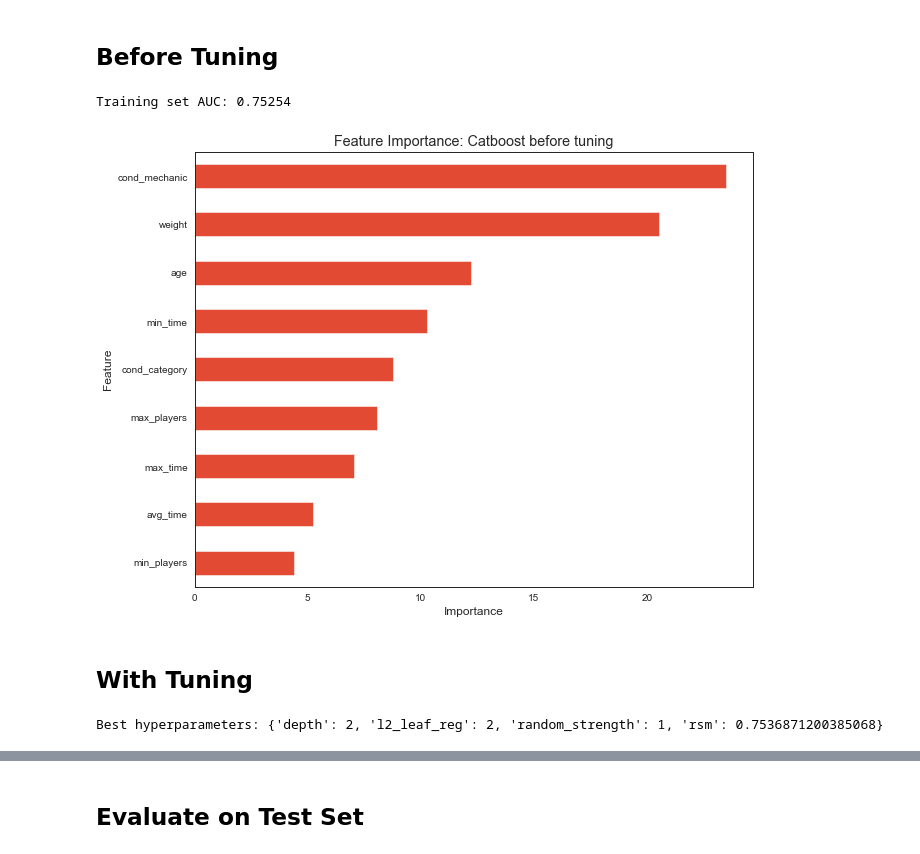
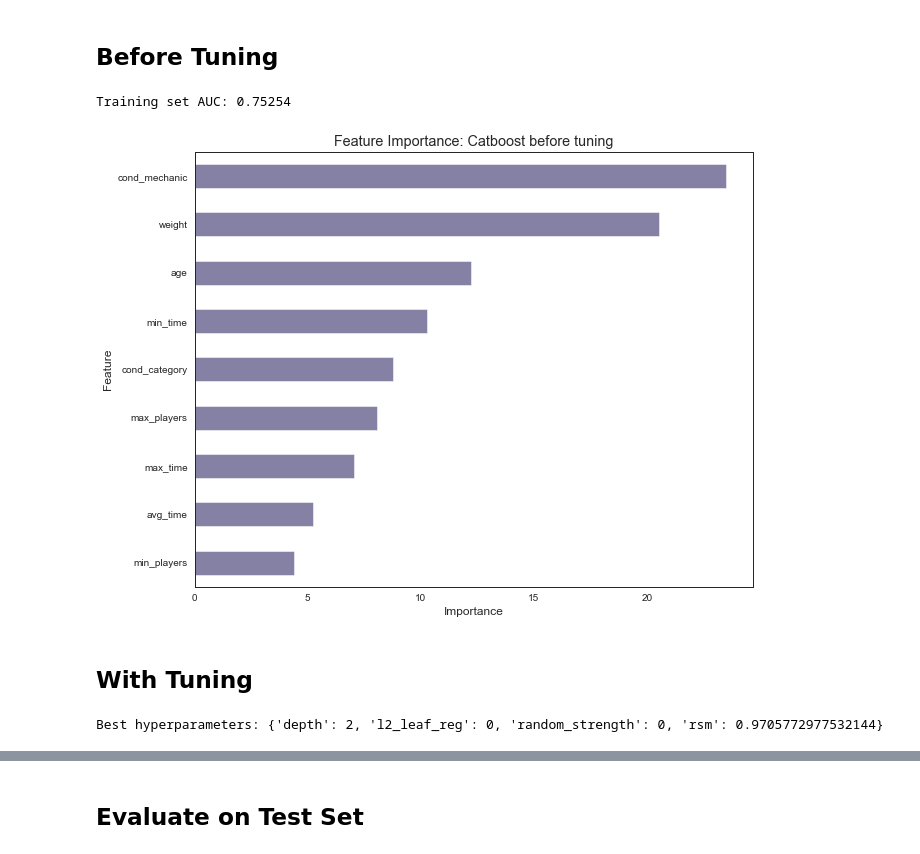
Before and after one commit to la-mcnamara/samplers, a Jupyter notebook: ParameterTuning_Hyperopt.ipynb, the cells around one changed output, grey strips where cells are left out. Saved outputs shown, nothing was run; the diff lists cells and outputs as text; code cells hidden in the pictures.

```diff
--- a/ParameterTuning_Hyperopt.ipynb
+++ b/ParameterTuning_Hyperopt.ipynb
@@ -127,7 +130,8 @@ def modelfit(model, X_train, y_train, modelname):
     feat_imp = pd.Series(model.feature_importances_, X_train.columns).sort_values(ascending=False)
     feat_imp.iloc[0:50][::-1].plot(kind='barh'
                                     ,title=f'Feature Importance: {modelname}'
-                                    ,figsize = (10,8))
+                                    ,figsize = (10,8)
+                                    ,color='#8581A5')
     plt.xlabel('Importance')
     plt.ylabel('Feature')
     plt.show()
@@ -143,10 +147,10 @@ model_cat_notune = CatBoostClassifier(iterations=1000, learning_rate = 0.01, cat
 # %%
 model_name = 'Catboost before tuning'
 cb_notune_auc = modelfit(model_cat_notune, X_train, y_train, modelname=model_name)
-rslt_dict[model_name] = cb_notune_auc
+rslt_dict[model_name + ' - train'] = cb_notune_auc
 # %% [output]
 Training set AUC: 0.75254
-[figure, old version]
+[figure, new version]
 # %% [markdown]
 ## With Tuning
 # %%
@@ -170,14 +174,14 @@ def hyperparameter_tuning(params):
 # %%
 trials = Trials()
 
-best = fmin(
+bestparams = fmin(
     fn = hyperparameter_tuning,
     space = space,
     algo = tpe.suggest, #  Tree-structured Parzen Estimator Approach
-    max_evals = 10,
+    max_evals = 100,
     trials = trials
 )
 
-print(f"Best hyperparameters: {best}")
+print(f"Best hyperparameters: {bestparams}")
 # %% [output]
-Best hyperparameters: {'depth': 2, 'l2_leaf_reg': 2, 'random_strength': 1, 'rsm': 0.7536871200385068}
+Best hyperparameters: {'depth': 2, 'l2_leaf_reg': 0, 'random_strength': 0, 'rsm': 0.9705772977532144}
```
Also changed, not shown: parts of 9 cells of this notebook, 1 other file.
